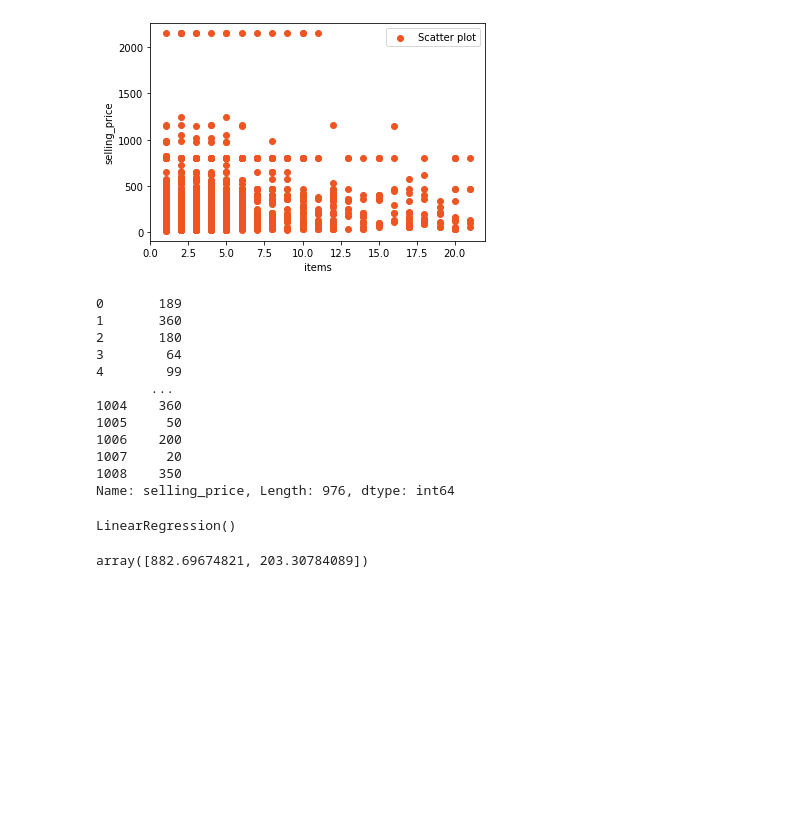
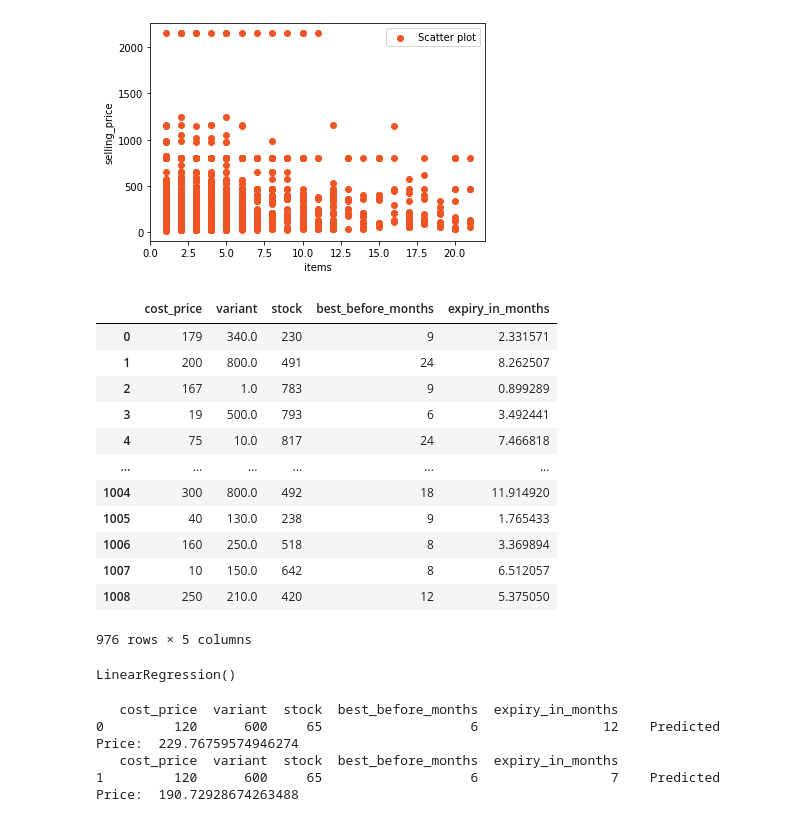
Before and after one commit to sejalbhatia/Dynamic-pricing, a Jupyter notebook: Notebooks/Try_1.ipynb, the cells around one changed output. Cells and saved outputs as stored; diff of their text form; code cells hidden in the pictures; blank space fills up the shorter version.

Commit message:
Colinear data

```diff
--- a/Notebooks/Try_1.ipynb
+++ b/Notebooks/Try_1.ipynb
@@ -68,24 +70,34 @@ data=data[pd.to_numeric(data['best_before_months'], errors='coerce').notnull()]
 data=data[pd.to_numeric(data['expiry_in_months'], errors='coerce').notnull()]
 
 data['variant']=data['variant'].apply(lambda x: re.sub("[^0-9]", "", str(x))) #remove non numeric parts
+# %%
+data['expiry_in_months'] = minimize(lambda x: abs(0.8 - pearsonr(data['selling_price'], x)[0]),
+                             np.random.rand(len(data['selling_price']))).x
+data['expiry_in_months']=(data['expiry_in_months'].abs())*12
 # %%
 X=data.iloc[:,2:10]
 X=X.drop(labels={'manufacture_date','expiry_date','selling_price'},axis=1)
 y=data['selling_price']
-display(y)
+X = X.apply(pd.to_numeric, errors='coerce')
+y = y.apply(pd.to_numeric, errors='coerce')
+X.fillna(0, inplace=True)
+y.fillna(0, inplace=True)
+
+display(X)
 # %% [output]
+|  | cost_price | variant | stock | best_before_months | expiry_in_months |
+| 0 | 179 | 340.0 | 230 | 9 | 2.331571 |
+| 1 | 200 | 800.0 | 491 | 24 | 8.262507 |
+| 2 | 167 | 1.0 | 783 | 9 | 0.899289 |
+| 3 | 19 | 500.0 | 793 | 6 | 3.492441 |
+| 4 | 75 | 10.0 | 817 | 24 | 7.466818 |
+| ... | ... | ... | ... | ... | ... |
+| 1004 | 300 | 800.0 | 492 | 18 | 11.914920 |
+| 1005 | 40 | 130.0 | 238 | 9 | 1.765433 |
+| 1006 | 160 | 250.0 | 518 | 8 | 3.369894 |
+| 1007 | 10 | 150.0 | 642 | 8 | 6.512057 |
+| 1008 | 250 | 210.0 | 420 | 12 | 5.375050 |
-0       189
-1       360
-2       180
-3        64
-4        99
-       ...
-1004    360
-1005     50
-1006    200
-1007     20
-1008    350
-Name: selling_price, Length: 976, dtype: int64
+976 rows × 5 columns
 # %%
 X_train, X_test, y_train, y_test = train_test_split(X, y, random_state=0)
 # %%
@@ -96,4 +111,10 @@ LinearRegression()
 # %%
-model.predict([[676,600,65,6,7],[150,600,6,12,7]])
+prediction=model.predict(test_df)
-# %% [output]
-array([882.69674821, 203.30784089])
+# %%
+print(test_df.loc[[0]],"   Predicted Price: ",prediction[0])
+print(test_df.loc[[1]],"   Predicted Price: ",prediction[1])
+# %% [output]
+   cost_price  variant  stock  best_before_months  expiry_in_months
+0         120      600     65                   6                12    Predicted Price:  229.76759574946274
+   cost_price  variant  stock  best_before_months  expiry_in_months
+1         120      600     65                   6                 7    Predicted Price:  190.72928674263488
```
Also changed, not shown: parts of 3 cells of this notebook.
